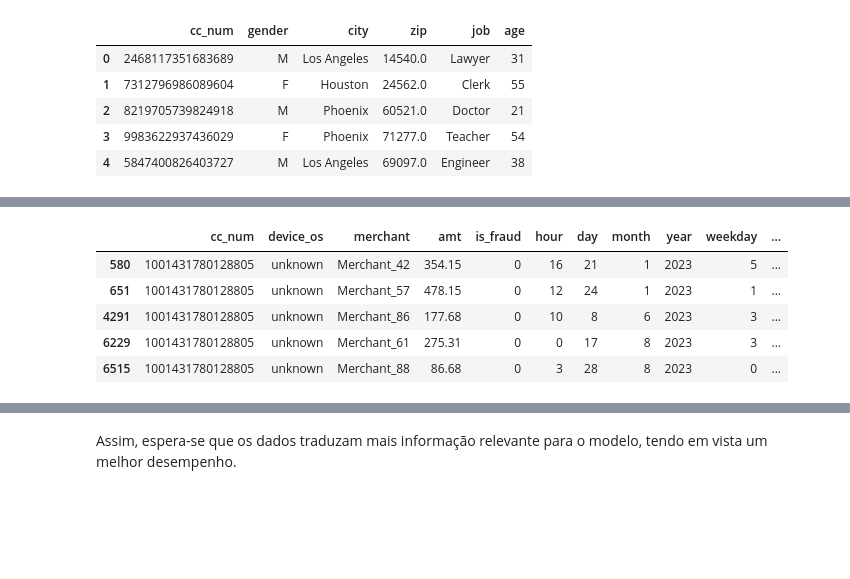
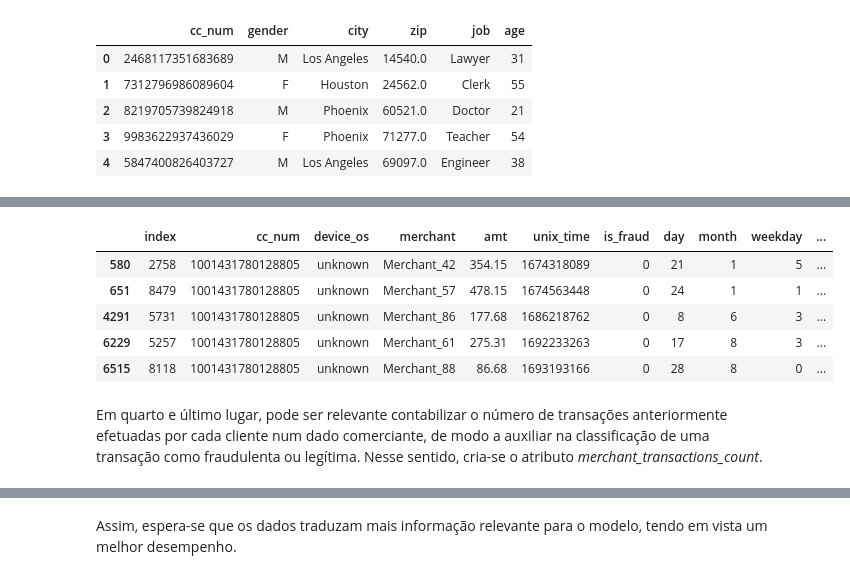
Before and after one commit to manelneto/fraud, a Jupyter notebook: task1.ipynb, the cells around one changed output, grey strips where cells are left out. Cells and saved outputs as stored; diff of their text form; code cells hidden in the pictures; blank space fills up the shorter version.

```diff
--- a/task1.ipynb
+++ b/task1.ipynb
@@ -1222,3 +1239,3 @@ Tendo resolvido todos os problemas de valores em falta no conjunto de transaçõ
 # %%
-clean_transactions = clean_transactions.drop(['index', 'trans_num'], axis = 1)
+clean_transactions = clean_transactions.drop(['trans_num'], axis = 1)
 # %% [markdown]
@@ -1249,10 +1266,8 @@ Em segundo lugar, no conjunto de transações, o atributo *unix_time* representa
 # %%
 timestamp = pd.to_datetime(clean_transactions['unix_time'], unit='s')
 
-clean_transactions['hour'] = timestamp.dt.hour
 clean_transactions['day'] = timestamp.dt.day
 clean_transactions['month'] = timestamp.dt.month
-clean_transactions['year'] = timestamp.dt.year
 clean_transactions['weekday'] = timestamp.dt.weekday
 
 clean_transactions.head()
@@ -1268,19 +1283,19 @@ Em terceiro e último lugar, dado o contexto de deteção de fraude em transaç
 # %%
 clean_transactions = clean_transactions.sort_values(by = ['cc_num', 'unix_time'])
 
-clean_transactions['time_since_last_transaction'] = clean_transactions.groupby('cc_num')['unix_time'].diff()
+clean_transactions['days_since_last_transaction'] = clean_transactions.groupby('cc_num')['unix_time'].diff()
 
-clean_transactions['time_since_last_transaction'] = clean_transactions['time_since_last_transaction'] / 3600
+clean_transactions['days_since_last_transaction'] = clean_transactions['days_since_last_transaction'] / (60 * 60 * 24)
 
-clean_transactions['time_since_last_transaction'] = clean_transactions['time_since_last_transaction'].fillna(0)
-
-clean_transactions = clean_transactions.drop('unix_time', axis = 1)
+clean_transactions['days_since_last_transaction'] = clean_transactions['days_since_last_transaction'].fillna(0)
 
 clean_transactions.head()
 # %% [output]
-|  | cc_num | device_os | merchant | amt | is_fraud | hour | day | month | year | weekday | ... |
-| 580 | 1001431780128805 | unknown | Merchant_42 | 354.15 | 0 | 16 | 21 | 1 | 2023 | 5 | ... |
-| 651 | 1001431780128805 | unknown | Merchant_57 | 478.15 | 0 | 12 | 24 | 1 | 2023 | 1 | ... |
-| 4291 | 1001431780128805 | unknown | Merchant_86 | 177.68 | 0 | 10 | 8 | 6 | 2023 | 3 | ... |
-| 6229 | 1001431780128805 | unknown | Merchant_61 | 275.31 | 0 | 0 | 17 | 8 | 2023 | 3 | ... |
-| 6515 | 1001431780128805 | unknown | Merchant_88 | 86.68 | 0 | 3 | 28 | 8 | 2023 | 0 | ... |
+|  | index | cc_num | device_os | merchant | amt | unix_time | is_fraud | day | month | weekday | ... |
+| 580 | 2758 | 1001431780128805 | unknown | Merchant_42 | 354.15 | 1674318089 | 0 | 21 | 1 | 5 | ... |
+| 651 | 8479 | 1001431780128805 | unknown | Merchant_57 | 478.15 | 1674563448 | 0 | 24 | 1 | 1 | ... |
+| 4291 | 5731 | 1001431780128805 | unknown | Merchant_86 | 177.68 | 1686218762 | 0 | 8 | 6 | 3 | ... |
+| 6229 | 5257 | 1001431780128805 | unknown | Merchant_61 | 275.31 | 1692233263 | 0 | 17 | 8 | 3 | ... |
+| 6515 | 8118 | 1001431780128805 | unknown | Merchant_88 | 86.68 | 1693193166 | 0 | 28 | 8 | 0 | ... |
+# %% [markdown]
+Em quarto e último lugar, pode ser relevante contabilizar o número de transações anteriormente efetuadas por cada cliente num dado comerciante, de modo a auxiliar na classificação de uma transação como fraudulenta ou legítima. Nesse sentido, cria-se o atributo *merchant_transactions_count*.
```
Also changed, not shown: parts of 64 cells of this notebook, 5 other files.
